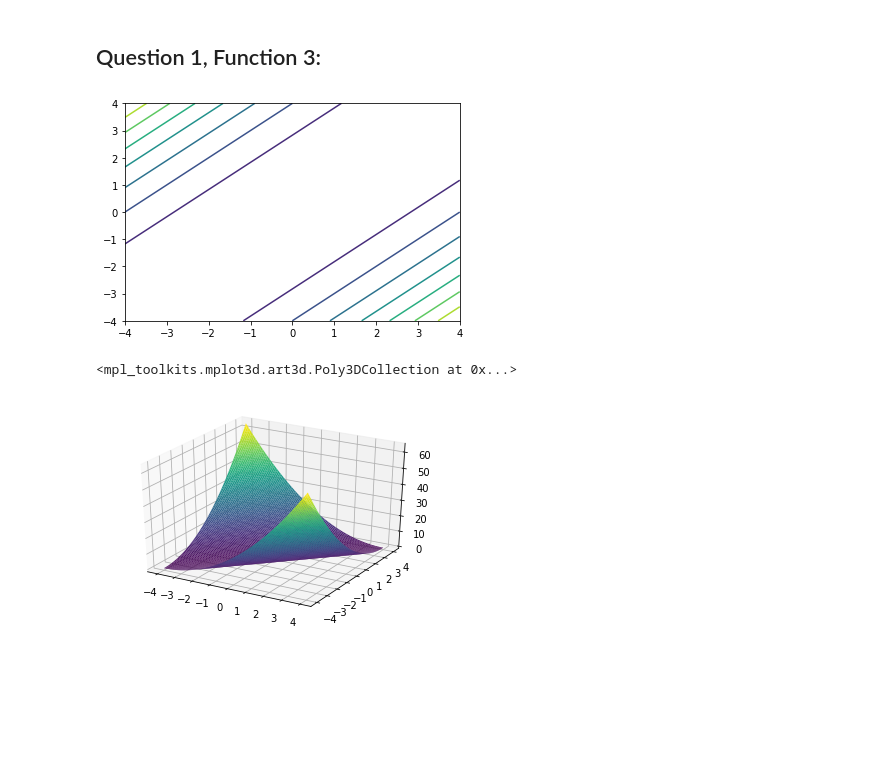
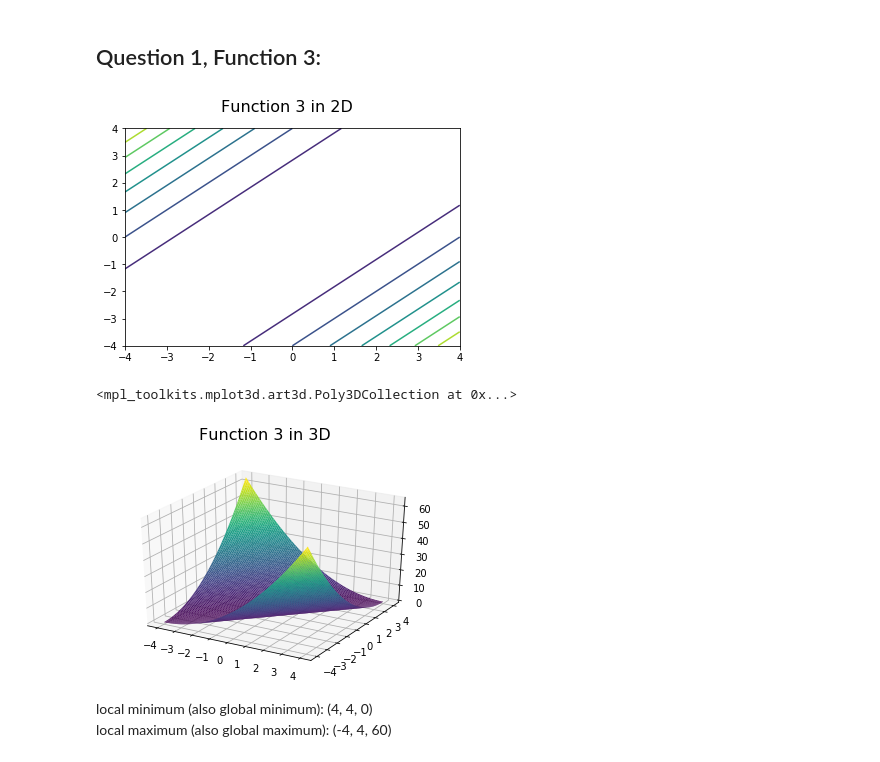
Before and after one commit to zwnewsom/artificial_intelligence, a Jupyter notebook: hw1/hw1q1.ipynb, the cells around one changed output. Cells and saved outputs as stored; diff of their text form; code cells hidden in the pictures; blank space fills up the shorter version.

```diff
--- a/hw1/hw1q1.ipynb
+++ b/hw1/hw1q1.ipynb
@@ -77,29 +79,34 @@ local maximum (also global maximum): (0, 0, -25)
 # %%
 from mpl_toolkits import mplot3d
 
 import numpy as np
 import matplotlib.pyplot as plt
 %matplotlib inline
 
 
 def f(x, y):
   return x**2 + y**2 - 2*x*y
 
 x = np.linspace(-4, 4, 100)
 y = np.linspace(-4, 4, 100)
 
 X, Y = np.meshgrid(x, y)
 
 Z = f(X, Y)
 
 fig, ax = plt.subplots(1)
+fig.suptitle("Function 3 in 2D", fontsize="16")
 ax.contour(x, y, Z)
 plt.show()
 
 fig = plt.figure()
+fig.suptitle("Function 3 in 3D", fontsize="16")
 ax = plt.axes(projection='3d')
 ax.plot_surface(X, Y, Z, rstride=1, cstride=1, cmap='viridis', edgecolor='none')
 # %% [output]
-[figure, old version]
+[figure, new version]
 <mpl_toolkits.mplot3d.art3d.Poly3DCollection at 0x...>
-[figure, old version]
+[figure, new version]
+# %% [markdown]
+local minimum (also global minimum): (4, 4, 0) \
+local maximum (also global maximum): (-4, 4, 60)
```
Also changed, not shown: parts of 2 cells of this notebook.
